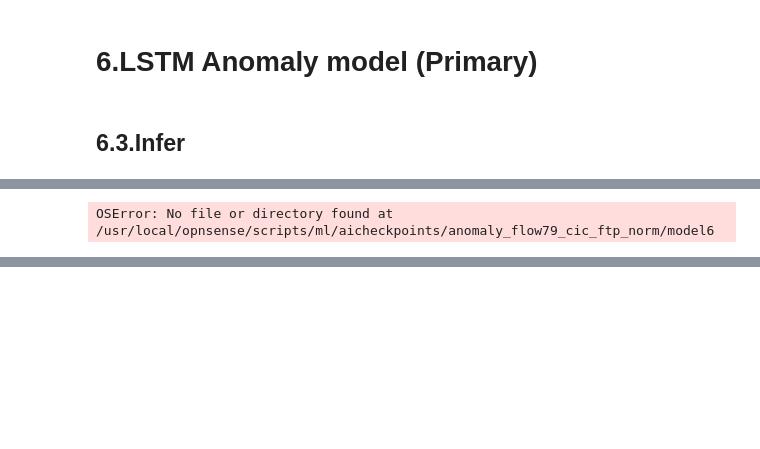
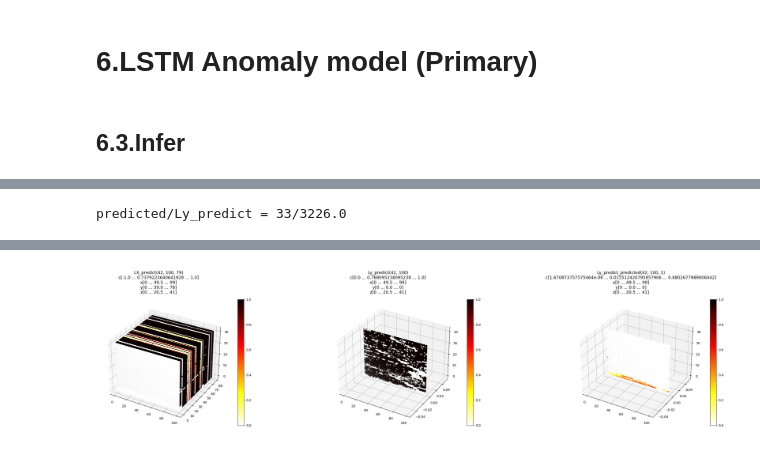
Before and after one commit to lifesboy/SELKS, a Jupyter notebook: staging/usr/local/opnsense/scripts/ml/aitests/aimodels/anomaly_flow79_local_ftp_norm_predict_local_ftp.ipynb, the cells around one changed output, grey strips where cells are left out. Saved outputs shown, nothing was run; the diff lists cells and outputs as text; code cells hidden in the pictures; blank space fills up the shorter version.

```diff
--- a/staging/usr/local/opnsense/scripts/ml/aitests/aimodels/anomaly_flow79_local_ftp_norm_predict_local_ftp.ipynb
+++ b/staging/usr/local/opnsense/scripts/ml/aitests/aimodels/anomaly_flow79_local_ftp_norm_predict_local_ftp.ipynb
@@ -265,4 +272,4 @@ predicted/Ly_predict = 25776/0.0
 # %%
-infer('model6', 'anomaly_flow79_cic_ftp_norm')
+infer('model6', 'anomaly_flow79_local_ftp_transfer_local_ssh_norm')
 # %% [output]
-OSError: No file or directory found at /usr/local/opnsense/scripts/ml/aicheckpoints/anomaly_flow79_cic_ftp_norm/model6
+predicted/Ly_predict = 33/3226.0
@@ -270,0 +276 @@ OSError: No file or directory found at /usr/local/opnsense/scripts/ml/aicheckpoi
+[figure, added]
```
Also changed, not shown: parts of 14 cells of this notebook.
